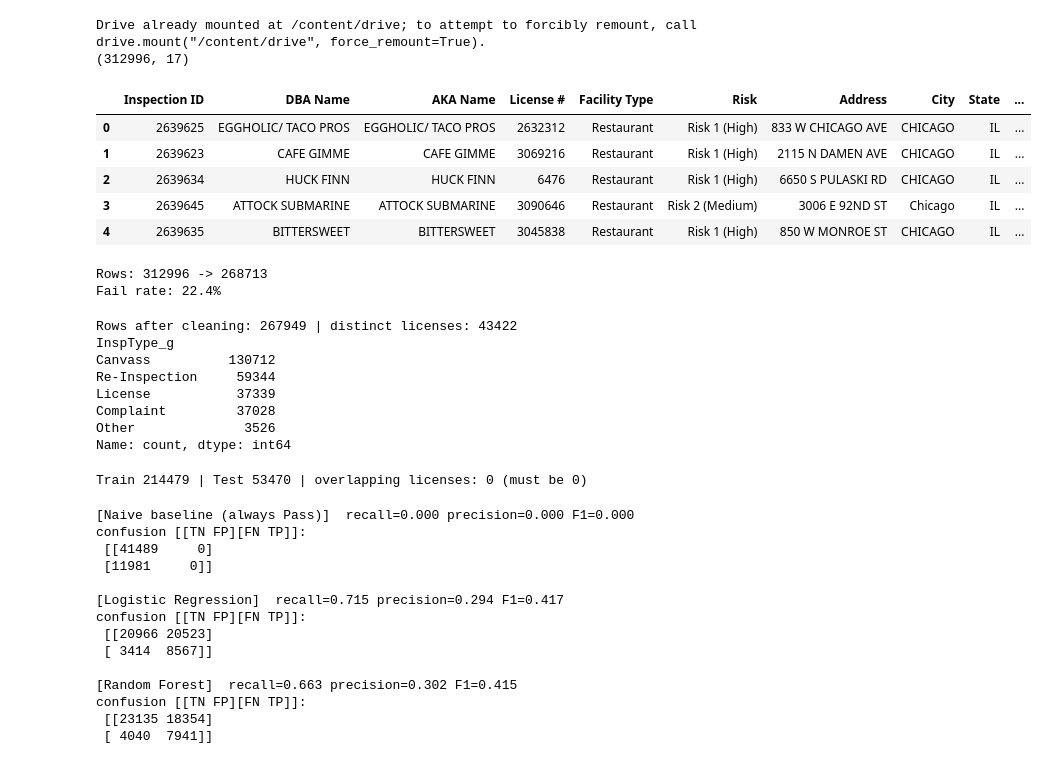
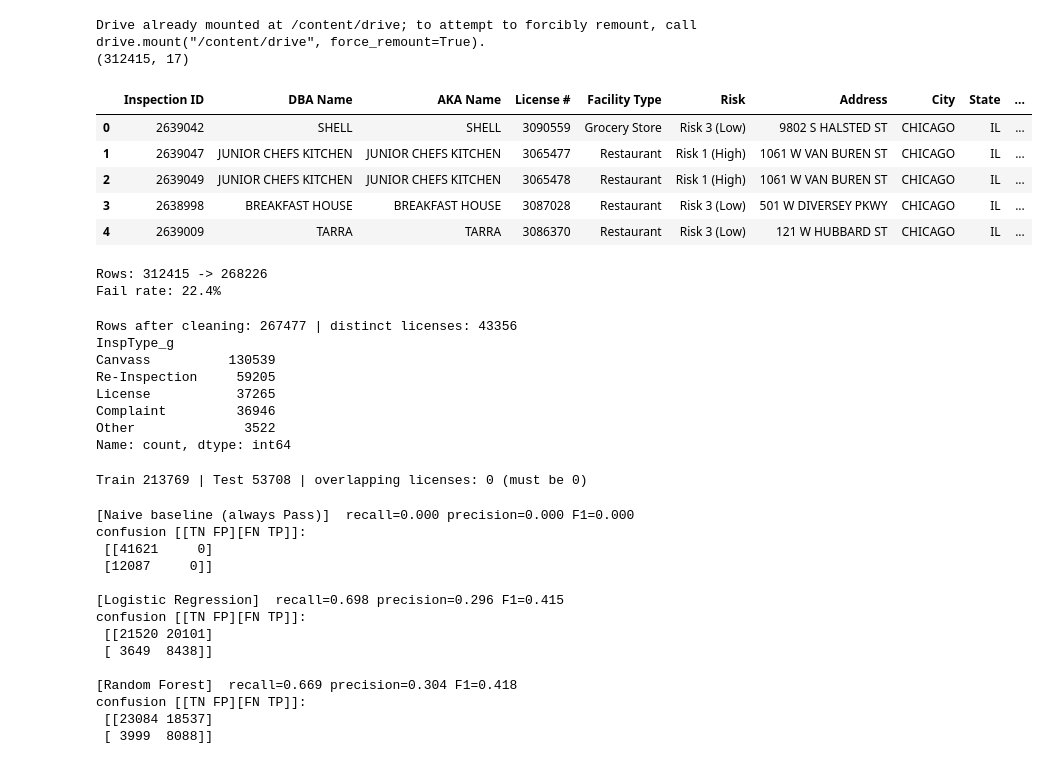
Before and after one commit to kh1z3r/chicago-food-inspections, a Jupyter notebook: food_inspections.ipynb, the cells around one changed output. Drawn from its saved outputs; the diff is of its cells as text; code cells hidden in the pictures.

```diff
--- a/food_inspections.ipynb
+++ b/food_inspections.ipynb
@@ -3,21 +7,21 @@
 # %%
 from google.colab import drive
 drive.mount('/content/drive')
 
 import pandas as pd
-CSV_PATH = '/content/drive/MyDrive/AI4ALL/Food_Inspections_20260715.csv'
+CSV_PATH = '/content/drive/MyDrive/AI4ALL/Food_Inspections_20260628.csv'
 df = pd.read_csv(CSV_PATH, dtype={'Zip': 'string', 'License #': 'string'})
 print(df.shape)
 df.head()
 # %% [output]
 Drive already mounted at /content/drive; to attempt to forcibly remount, call drive.mount("/content/drive", force_remount=True).
-(312996, 17)
+(312415, 17)
 |  | Inspection ID | DBA Name | AKA Name | License # | Facility Type | Risk | Address | City | State | ... |
-| 0 | 2639625 | EGGHOLIC/ TACO PROS | EGGHOLIC/ TACO PROS | 2632312 | Restaurant | Risk 1 (High) | 833 W CHICAGO AVE | CHICAGO | IL | ... |
-| 1 | 2639623 | CAFE GIMME | CAFE GIMME | 3069216 | Restaurant | Risk 1 (High) | 2115 N DAMEN AVE | CHICAGO | IL | ... |
-| 2 | 2639634 | HUCK FINN | HUCK FINN | 6476 | Restaurant | Risk 1 (High) | 6650 S PULASKI RD | CHICAGO | IL | ... |
-| 3 | 2639645 | ATTOCK SUBMARINE | ATTOCK SUBMARINE | 3090646 | Restaurant | Risk 2 (Medium) | 3006 E 92ND ST | Chicago | IL | ... |
-| 4 | 2639635 | BITTERSWEET | BITTERSWEET | 3045838 | Restaurant | Risk 1 (High) | 850 W MONROE ST | CHICAGO | IL | ... |
+| 0 | 2639042 | SHELL | SHELL | 3090559 | Grocery Store | Risk 3 (Low) | 9802 S HALSTED ST | CHICAGO | IL | ... |
+| 1 | 2639047 | JUNIOR CHEFS KITCHEN | JUNIOR CHEFS KITCHEN | 3065477 | Restaurant | Risk 1 (High) | 1061 W VAN BUREN ST | CHICAGO | IL | ... |
+| 2 | 2639049 | JUNIOR CHEFS KITCHEN | JUNIOR CHEFS KITCHEN | 3065478 | Restaurant | Risk 1 (High) | 1061 W VAN BUREN ST | CHICAGO | IL | ... |
+| 3 | 2638998 | BREAKFAST HOUSE | BREAKFAST HOUSE | 3087028 | Restaurant | Risk 3 (Low) | 501 W DIVERSEY PKWY | CHICAGO | IL | ... |
+| 4 | 2639009 | TARRA | TARRA | 3086370 | Restaurant | Risk 3 (Low) | 121 W HUBBARD ST | CHICAGO | IL | ... |
 # %%
 #Target: We predict the Results column as Fail = 1 vs not-Fail = 0 (Pass and Pass w/ Conditions = 0; we drop non-decision outcomes like Out of Business and No Entry).
 # %%
@@ -39,7 +43,7 @@ df["y"] = df["y"].astype(int)
 print(f"Rows: {before} -> {len(df)}")
 print(f"Fail rate: {df['y'].mean():.1%}")
 # %% [output]
-Rows: 312996 -> 268713
+Rows: 312415 -> 268226
 Fail rate: 22.4%
 # %%
 # Use only information available BEFORE an inspection. We deliberately exclude the Violations column,
@@ -84,13 +88,13 @@ df["lic"] = df["License #"].str.strip()
 print("Rows after cleaning:", len(df), "| distinct licenses:", df["lic"].nunique())
 print(df["InspType_g"].value_counts())
 # %% [output]
-Rows after cleaning: 267949 | distinct licenses: 43422
+Rows after cleaning: 267477 | distinct licenses: 43356
 InspType_g
-Canvass          130712
-Re-Inspection     59344
-License           37339
-Complaint         37028
-Other              3526
+Canvass          130539
+Re-Inspection     59205
+License           37265
+Complaint         36946
+Other              3522
 Name: count, dtype: int64
 # %%
 from sklearn.model_selection import GroupShuffleSplit
@@ -113,7 +117,7 @@ ytr, yte = y[train_idx], y[test_idx]
 overlap = set(groups[train_idx]) & set(groups[test_idx])
 print(f"Train {len(Xtr)} | Test {len(Xte)} | overlapping licenses: {len(overlap)} (must be 0)")
 # %% [output]
-Train 214479 | Test 53470 | overlapping licenses: 0 (must be 0)
+Train 213769 | Test 53708 | overlapping licenses: 0 (must be 0)
 # %%
 from sklearn.preprocessing import OneHotEncoder
 from sklearn.compose import ColumnTransformer
@@ -154,15 +158,15 @@ report("Random Forest", rf.predict(Xte))
 # %% [output]
 [Naive baseline (always Pass)]  recall=0.000 precision=0.000 F1=0.000
 confusion [[TN FP][FN TP]]:
- [[41489     0]
- [11981     0]]
+ [[41621     0]
+ [12087     0]]
 
-[Logistic Regression]  recall=0.715 precision=0.294 F1=0.417
+[Logistic Regression]  recall=0.698 precision=0.296 F1=0.415
 confusion [[TN FP][FN TP]]:
- [[20966 20523]
- [ 3414  8567]]
+ [[21520 20101]
+ [ 3649  8438]]
 
-[Random Forest]  recall=0.663 precision=0.302 F1=0.415
+[Random Forest]  recall=0.669 precision=0.304 F1=0.418
 confusion [[TN FP][FN TP]]:
- [[23135 18354]
- [ 4040  7941]]
+ [[23084 18537]
+ [ 3999  8088]]
```
Also changed, not shown: parts of 14 cells of this notebook.
